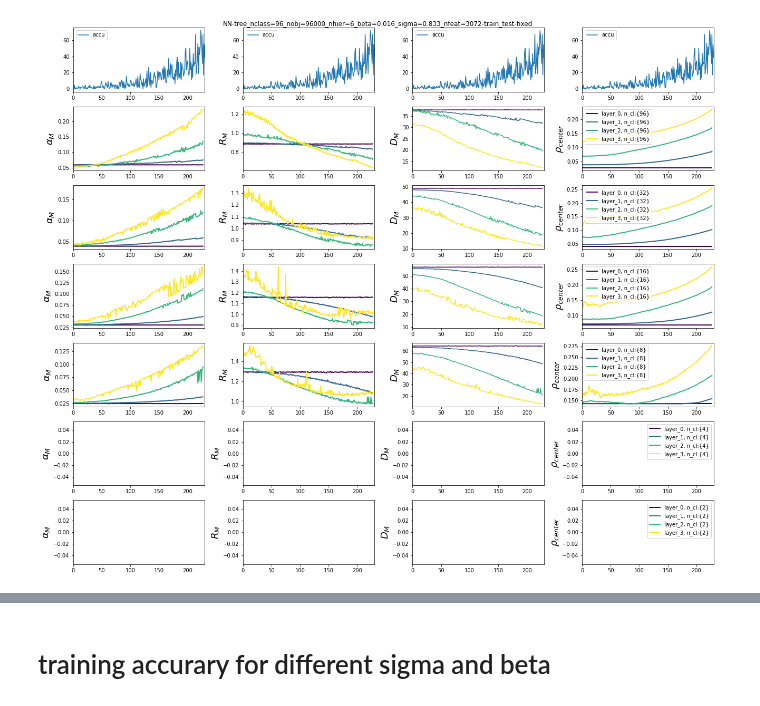
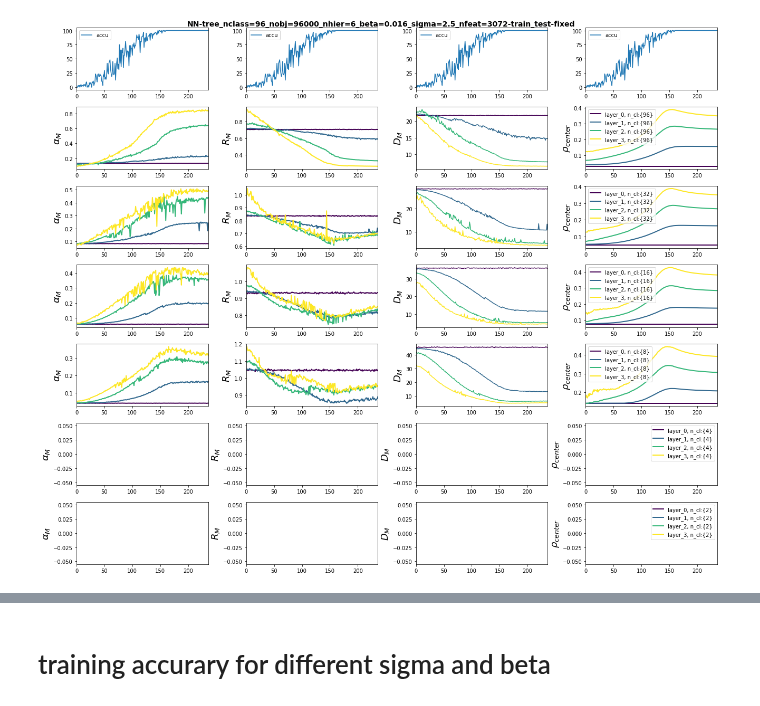
Before and after one commit to eghbalhosseini/neural_manifolds, a Jupyter notebook: manifold_during_training.ipynb, the cells around one changed output, grey strips where cells are left out. Saved outputs shown, nothing was run; the diff lists cells and outputs as text; code cells hidden in the pictures.

```diff
--- a/manifold_during_training.ipynb
+++ b/manifold_during_training.ipynb
@@ -11,8 +11,8 @@ import matplotlib.pyplot as plt
 # %%
 result_dir='/om/group/evlab/Greta_Eghbal_manifolds/result/'
 # %%
-from utils import save_dir, analyze_dir
-model_identifier = 'NN-tree_nclass=96_nobj=96000_nhier=6_beta=0.016_sigma=0.833_nfeat=3072-train_test-fixed'
+from utils import save_dir, analyze_dir, result_dir
+model_identifier = 'NN-tree_nclass=96_nobj=96000_nhier=6_beta=0.016_sigma=2.5_nfeat=3072-train_test-fixed'
 analyze_identifier= 'mftma-exm_per_class=50-proj=False-rand=False-kappa=0-n_t=300-n_rep=1'
 #NN-partition_nclass=100_nobj=100000_nhier=1_beta=0.0_sigma=0.83_nfeat=3072-train_test-fixed \
 #NN-partition_nclass=50_nobj=50000_nhier=1_beta=0.0_sigma=0.83_nfeat=3072-train_test-fixed \
@@ -69,32 +69,32 @@ for k in range(int(num_hier)):
 
 
     temp=[[x['mftma'][k]['radii'] for x in mftma_res[y]] for y in mftma_res.keys()]
     rad=[[x[int(k)] for k in y ] for x in temp]
     for i,c in enumerate(rad):
         im=axes[4*(k+1)+1].plot(seq_temp,c,color=h0_c[i,:],label=str(i),linewidth=2)
     axes[4*(k+1)+1].set_ylabel(r'$R_M$', fontsize=18)
     axes[4*(k+1)+1].set_xlim(min(seq), max(seq))
 
     temp=[[x['mftma'][k]['dimensions'] for x in mftma_res[y]] for y in mftma_res.keys()]
     dim=[[x[int(k)] for k in y ] for x in temp]
     for i,c in enumerate(dim):
         im=axes[4*(k+1)+2].plot(seq_temp,c,color=h0_c[i,:],label=str(i))
 
     axes[4*(k+1)+2].set_ylabel(r'$D_M$', fontsize=18)
     axes[4*(k+1)+2].set_xlim(min(seq), max(seq))
 
     temp=[[x['mftma'][k]['correlations'] for x in mftma_res[y]] for y in mftma_res.keys()]
     cor=[[x[int(k)] for k in y ] for x in temp]
     for i,c in enumerate(cor):
         im=axes[4*(k+1)+3].plot(seq_temp,c,color=h0_c[i,:],label='layer_'+str(i)+', n_cl:'+str(hier_level[i]),linewidth=2)
 
     axes[4*(k+1)+3].set_ylabel(r'$\rho_{center}$', fontsize=18)
     axes[4*(k+1)+3].legend()
     axes[4*(k+1)+3].set_xlim(min(seq), max(seq))
 
-plt.suptitle(model_identifier)
+plt.suptitle(model_identifier,fontsize=14, fontweight='bold')
 plt.tight_layout()
 plt.show()
 fig.savefig(os.path.join(result_dir,analyze_identifier,model_identifier+'_manifold_vals_during_training.png'),transparent=True)
 # %% [output]
-[figure, old version]
+[figure, new version]
```
Also changed, not shown: parts of 5 cells of this notebook.
